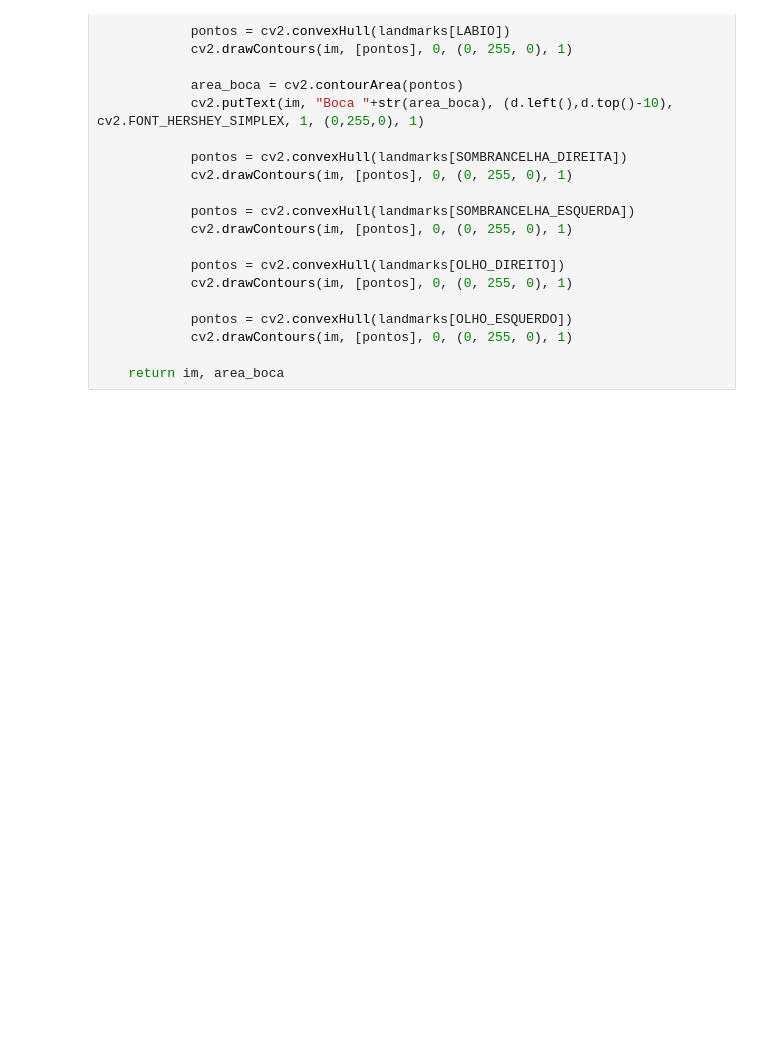
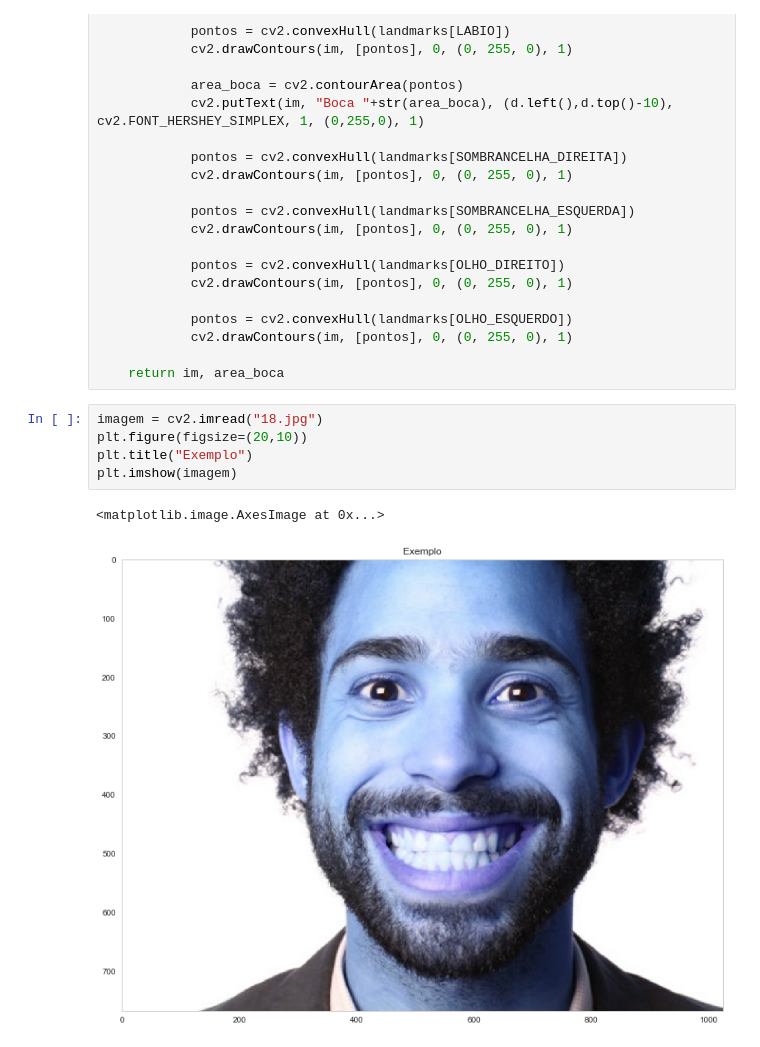
Before and after one commit to Rharamys/TECNOLOGIAS-DE-PROCESSAMENTO-DE-IMAGENS, a Jupyter notebook: Aula5/Aula5-Desafio2.ipynb, the cells around one changed output. Cells and saved outputs as stored; diff of their text form; blank space fills up the shorter version.

```diff
--- a/Aula5/Aula5-Desafio2.ipynb
+++ b/Aula5/Aula5-Desafio2.ipynb
@@ -88,3 +75,11 @@ def annotate_landmarks_convex_hull_image(im):
             cv2.drawContours(im, [pontos], 0, (0, 255, 0), 1)
 
     return im, area_boca
+# %%
+imagem = cv2.imread("18.jpg")
+plt.figure(figsize=(20,10))
+plt.title("Exemplo")
+plt.imshow(imagem)
+# %% [output]
+<matplotlib.image.AxesImage at 0x...>
+[figure, added]
```
Also changed, not shown: parts of 5 cells of this notebook, 1 other file.
